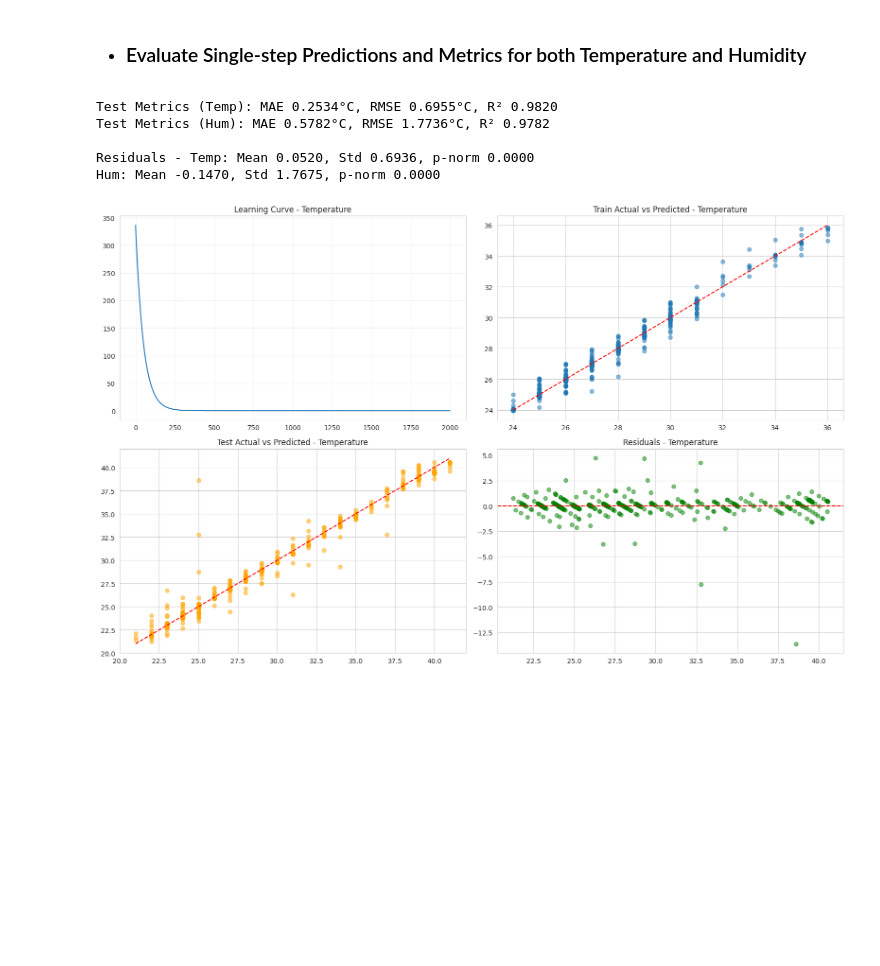
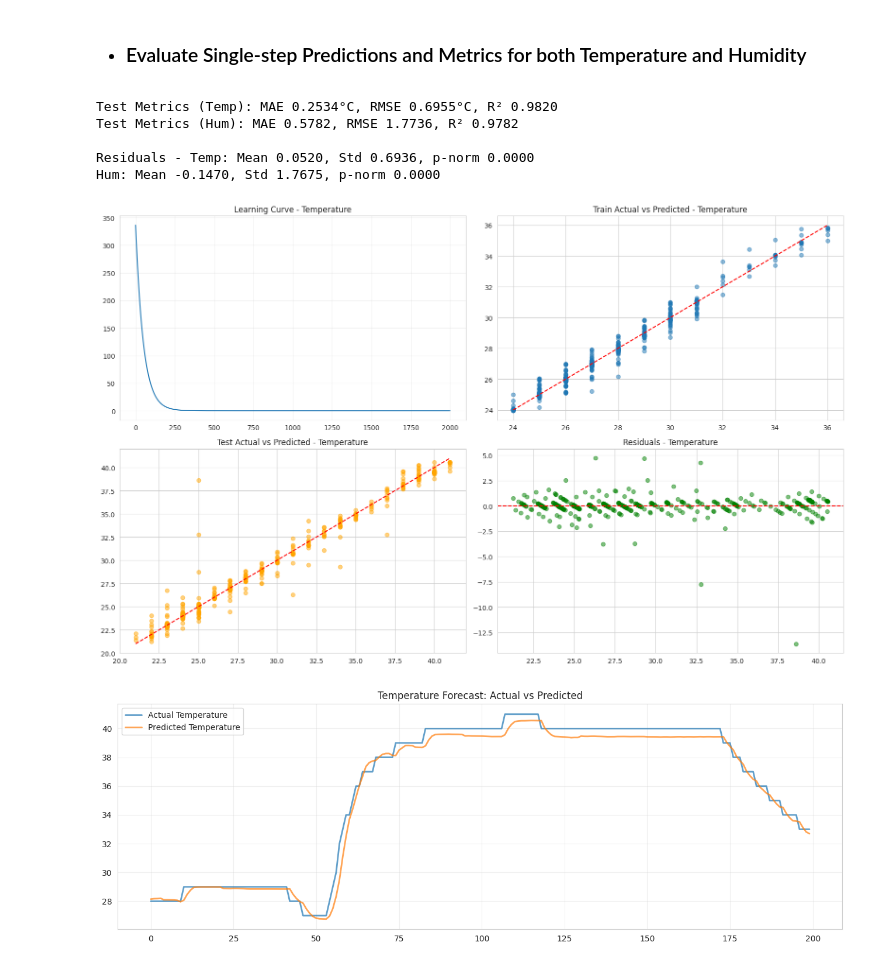
Before and after one commit to EmperorOlashinbo/environment_monitor, a Jupyter notebook: project.ipynb, the cells around one changed output. Saved outputs shown, nothing was run; the diff lists cells and outputs as text; code cells hidden in the pictures; blank space fills up the shorter version.

```diff
--- a/project.ipynb
+++ b/project.ipynb
@@ -408,37 +408,47 @@ temp_metrics = calculate_metrics(y_test_temp, y_test_pred_temp)
 hum_metrics = calculate_metrics(y_test_hum, y_test_pred_hum)
 
 print("Test Metrics (Temp): MAE {:.4f}°C, RMSE {:.4f}°C, R² {:.4f}".format(*[temp_metrics[k] for k in ['MAE', 'RMSE', 'R²']]))
-print("Test Metrics (Hum): MAE {:.4f}°C, RMSE {:.4f}°C, R² {:.4f}".format(*[hum_metrics[k] for k in ['MAE', 'RMSE', 'R²']]))
+print("Test Metrics (Hum): MAE {:.4f}, RMSE {:.4f}, R² {:.4f}".format(*[hum_metrics[k] for k in ['MAE', 'RMSE', 'R²']]))
 
 temp_residuals = y_test_temp - y_test_pred_temp
 hum_residuals = y_test_hum - y_test_pred_hum
 print(f"\nResiduals - Temp: Mean {np.mean(temp_residuals):.4f}, Std {np.std(temp_residuals):.4f}, p-norm {stats.normaltest(temp_residuals)[1]:.4f}")
 print(f"Hum: Mean {np.mean(hum_residuals):.4f}, Std {np.std(hum_residuals):.4f}, p-norm {stats.normaltest(hum_residuals)[1]:.4f}")
 
 fig, axes = plt.subplots(2, 2, figsize=(16, 10))
 axes[0, 0].plot(multi_model.lr_temp.cost_history)
 axes[0, 0].set_title('Learning Curve - Temperature')
 axes[0, 0].grid(True, alpha=0.3)
 
 y_train_pred_temp = multi_model.lr_temp.predict(X_train_multi_scaled)
 axes[0, 1].scatter(y_train_temp, y_train_pred_temp, alpha=0.5)
 axes[0, 1].plot([y_train_temp.min(), y_train_temp.max()], [y_train_temp.min(), y_train_temp.max()], 'r--')
 axes[0, 1].set_title('Train Actual vs Predicted - Temperature')
 
 axes[1, 0].scatter(y_test_temp, y_test_pred_temp, alpha=0.5, c='orange')
 axes[1, 0].plot([y_test_temp.min(), y_test_temp.max()], [y_test_temp.min(), y_test_temp.max()], 'r--')
 axes[1, 0].set_title('Test Actual vs Predicted - Temperature')
 
 residuals = y_test_temp - y_test_pred_temp
 axes[1, 1].scatter(y_test_pred_temp, residuals, alpha=0.5, c='green')
 axes[1, 1].axhline(0, color='red', linestyle='--')
 axes[1, 1].set_title('Residuals - Temperature')
 plt.tight_layout()
 plt.show()
+
+# Time Series Plot  for first 200 test samples
+plt.figure(figsize=(16, 5))
+plt.plot(y_test_temp[:200], label='Actual Temperature', linewidth=2, alpha=0.7)
+plt.plot(y_test_pred_temp[:200], label='Predicted Temperature', linewidth=2, alpha=0.7)
+plt.title('Temperature Forecast: Actual vs Predicted')
+plt.legend()
+plt.grid(True, alpha=0.3)
+plt.show()
 # %% [output]
 Test Metrics (Temp): MAE 0.2534°C, RMSE 0.6955°C, R² 0.9820
-Test Metrics (Hum): MAE 0.5782°C, RMSE 1.7736°C, R² 0.9782
+Test Metrics (Hum): MAE 0.5782, RMSE 1.7736, R² 0.9782
 
 Residuals - Temp: Mean 0.0520, Std 0.6936, p-norm 0.0000
 Hum: Mean -0.1470, Std 1.7675, p-norm 0.0000
 [figure]
+[figure, added]
```
Also changed, not shown: parts of 2 cells of this notebook, 1 other file.
